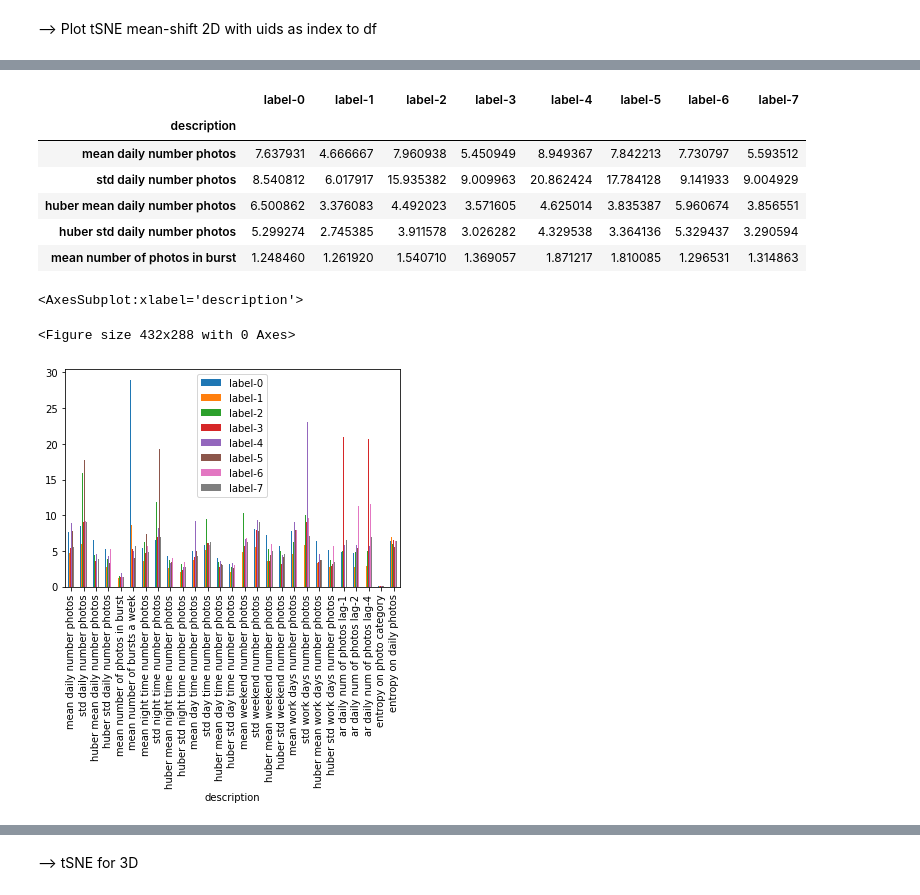
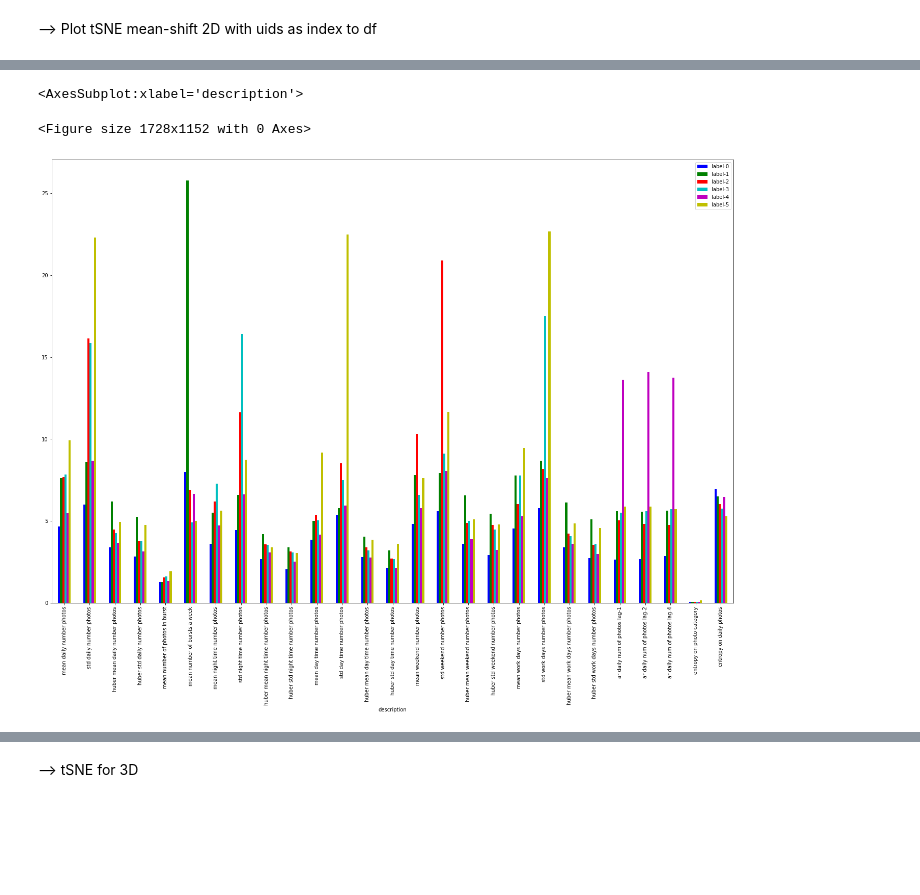
Before and after one commit to oavioz/Louie7Predictors, a Jupyter notebook: metadata_to_vec.ipynb, the cells around one changed output, grey strips where cells are left out. Drawn from its saved outputs; the diff is of its cells as text; code cells hidden in the pictures; blank space fills up the shorter version.

```diff
--- a/metadata_to_vec.ipynb
+++ b/metadata_to_vec.ipynb
@@ -11,6 +11,7 @@ sys.path.append('.')
 # %%
 import matplotlib as mpl
 import matplotlib.pyplot as plt
+plt.rcParams["figure.figsize"] = (24, 16)
 # %%
 import oci
 import json
@@ -209,7 +211,7 @@ sns.scatterplot(
 # %% [markdown]
 --> Mean Shift for tSNE-2D data frame
 # %%
-bandwidth = estimate_bandwidth(df, quantile=0.10)
+bandwidth = estimate_bandwidth(df, quantile=0.12)
 # %%
 ms = MeanShift(bandwidth=bandwidth, bin_seeding=True)
 ms.fit(df)
@@ -292,10 +286,0 @@ df_med = create_df_by_func('median')
-# %%
-df_med.head(5)
-# %% [output]
-|  | label-0 | label-1 | label-2 | label-3 | label-4 | label-5 | label-6 | label-7 |
-| description |  |  |  |  |  |  |  |  |
-| mean daily number photos | 7.637931 | 4.666667 | 7.960938 | 5.450949 | 8.949367 | 7.842213 | 7.730797 | 5.593512 |
-| std daily number photos | 8.540812 | 6.017917 | 15.935382 | 9.009963 | 20.862424 | 17.784128 | 9.141933 | 9.004929 |
-| huber mean daily number photos | 6.500862 | 3.376083 | 4.492023 | 3.571605 | 4.625014 | 3.835387 | 5.960674 | 3.856551 |
-| huber std daily number photos | 5.299274 | 2.745385 | 3.911578 | 3.026282 | 4.329538 | 3.364136 | 5.329437 | 3.290594 |
-| mean number of photos in burst | 1.248460 | 1.261920 | 1.540710 | 1.369057 | 1.871217 | 1.810085 | 1.296531 | 1.314863 |
@@ -302,7 +289,10 @@ df_med.head(5)
+# %%
+df_median = create_df_by_func('median')
+df_mad = create_df_by_func('mad')
 # %%
 plt.figure()
-df_med.plot.bar()
+df_median.plot.bar(color=['b', 'g', 'r', 'c', 'm', 'y'])
 # %% [output]
 <AxesSubplot:xlabel='description'>
-<Figure size 432x288 with 0 Axes>
+<Figure size 1728x1152 with 0 Axes>
-[figure, old version]
+[figure, new version]
```
Also changed, not shown: parts of 13 cells of this notebook, 4 other files.
